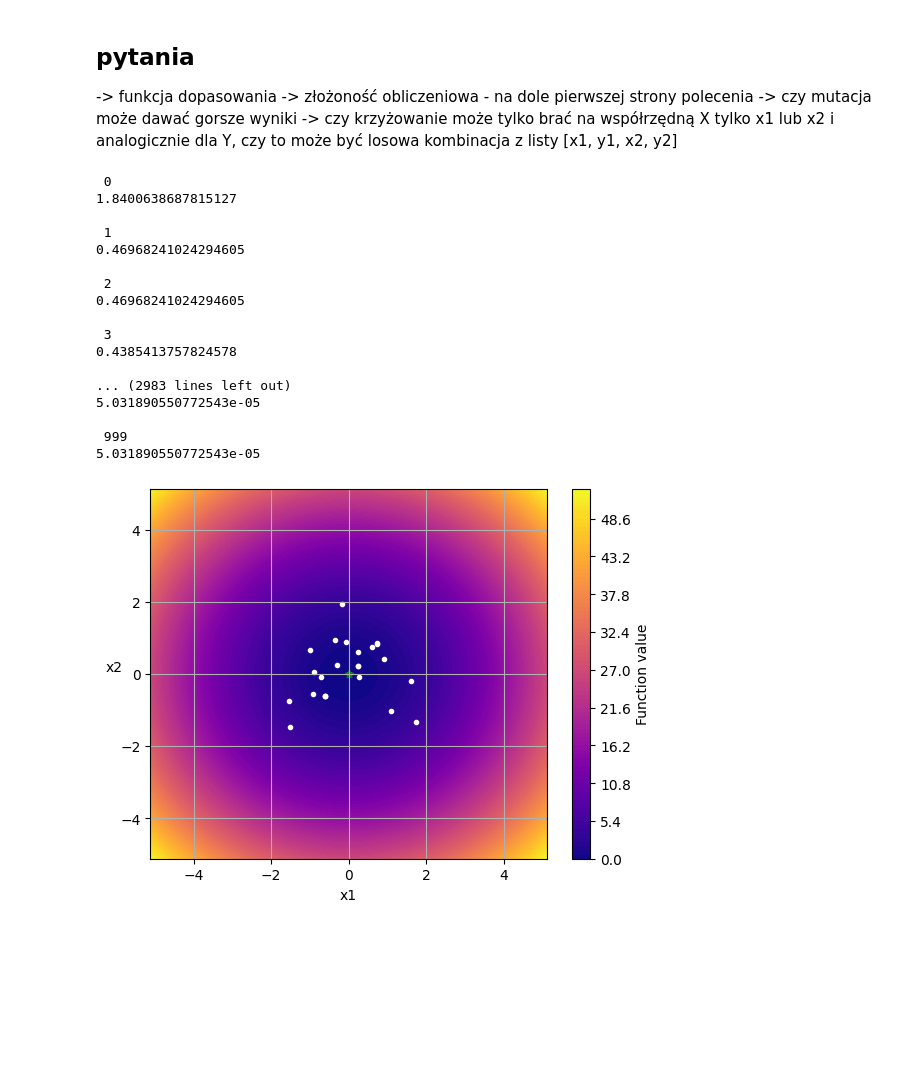
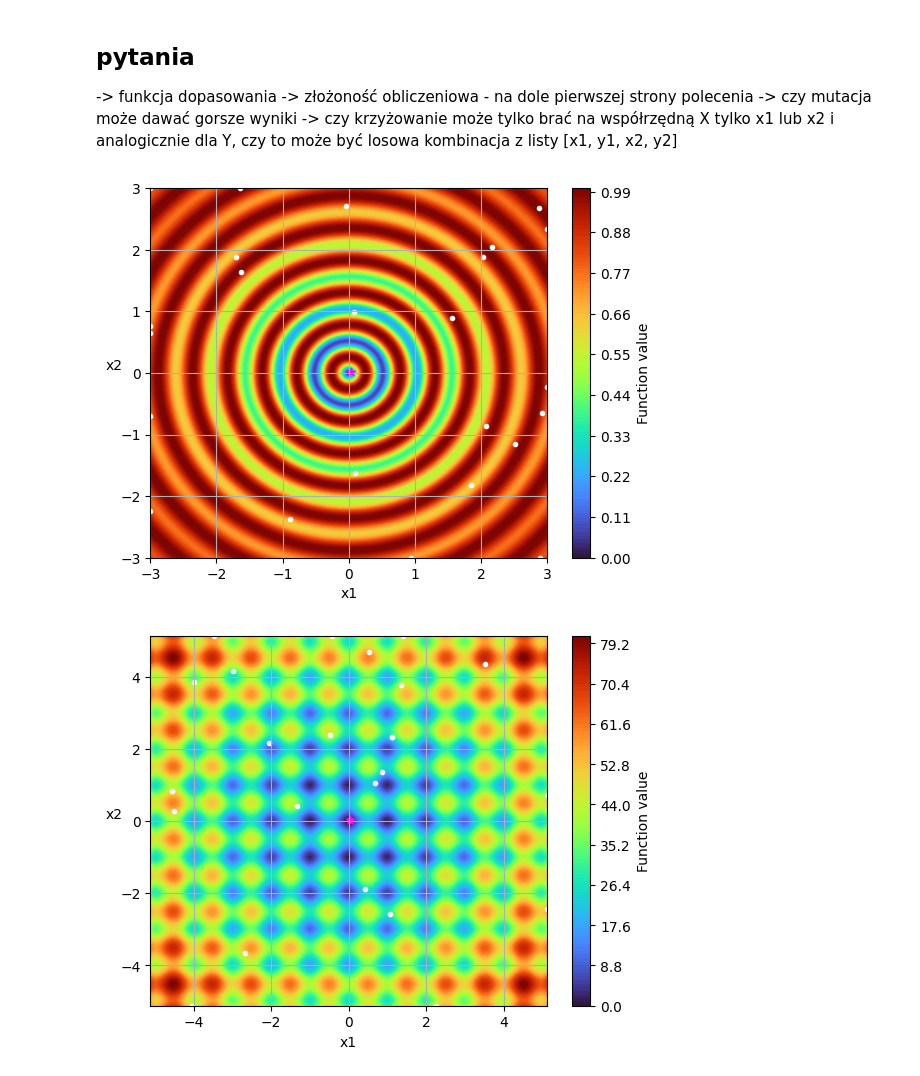
Before and after one commit to mwewior/introduction-to-ai, a Jupyter notebook: lab2/ewolucja.ipynb, the cells around one changed output. Saved outputs shown, nothing was run; the diff lists cells and outputs as text; code cells hidden in the pictures; blank space fills up the shorter version.

```diff
--- a/lab2/ewolucja.ipynb
+++ b/lab2/ewolucja.ipynb
@@ -324,7 +331,7 @@ class Evolution:
         a = np.random.random()
         if a < self.pc():
             particle = Particle(first_parent.id(), [], self.function())
-            second_parent = random.choise(self.population())
+            second_parent = random.choice(self.population())
             possible_position = []
 
             # for parent in [first_parent, second_parent]:
@@ -444,7 +451,7 @@ class Plotter:
         plt.figure()
         plt.ion()
 
-        contour = plt.contourf(X, Y, Z, cmap="plasma", levels=100)
+        contour = plt.contourf(X, Y, Z, cmap=PLOT_COLOR, levels=100)
         cbar = plt.colorbar(contour)
         cbar.set_label("Function value")
 
@@ -473,7 +480,7 @@ class Plotter:
             X.append(particle.position()[0])
             Y.append(particle.position()[1])
         plt.scatter(X, Y, c="w", marker=".")
-        plt.scatter(best_fitnesses[0], best_fitnesses[1], c="g", marker="*")
+        plt.scatter(best_fitnesses[0], best_fitnesses[1], c=BEST_COLOR, marker="*")
         # plot_points = plt.scatter(X, Y, c="w", marker=".")
         # plot_best_point = plt.scatter([], [], c="g", marker="o")
 
@@ -650,51 +657,76 @@ if DO:
 # for p in population:
 #     p.set_value()
 #     p.print()
 # print('\n')
 
 # population.sort(key = lambda x: x.value())
 
 # for p in population:
 #     p.print()
 
 
 
-testfu = Quadratic(DROP_BOUNDS, DIMENSIONS)
+testfu = DropWave(DROP_BOUNDS, DIMENSIONS)
 pop = Evolution(testfu, ITERATIONS, POPULATION, PM, PC, SIGMA)
 plot = Plotter(testfu, PLOT_STEPS)
 best_fitnesses = []
 t = 0
 while t < pop.iterations():
     # plot.draw_online(pop)
-    print('\n', t)
+    # print('\n', t)
     pop.fitness_func()
     pop.reproduction()
     for particle in pop.population():
         pop.crossover(particle)
         pop.mutation(particle)
     pop.succession()
 
     best_fitnesses.append(pop.best_fitness().value())
-    print(pop.best_fitness().value())
+    # print(pop.best_fitness().value())
+    t += 1
+plot.draw_online(pop)
+
+testfu = Rastrigin(RAST_BOUNDS, DIMENSIONS)
+pop = Evolution(testfu, ITERATIONS, POPULATION, PM, PC, SIGMA)
+plot = Plotter(testfu, PLOT_STEPS)
+best_fitnesses = []
+t = 0
+while t < pop.iterations():
+    # plot.draw_online(pop)
+    # print('\n', t)
+    pop.fitness_func()
+    pop.reproduction()
+    for particle in pop.population():
+        pop.crossover(particle)
+        pop.mutation(particle)
+    pop.succession()
+
+    best_fitnesses.append(pop.best_fitness().value())
+    # print(pop.best_fitness().value())
     t += 1
 plot.draw_online(pop)
     # TRZEBA POPRAWIĆ TO ŻE WARTOŚCI NIE SĄ NIEOSNĄCE PO KAŻDEJ ITERACJI
+
+
+testfu = Griewank(GRIE_BOUNDS, DIMENSIONS)
+pop = Evolution(testfu, ITERATIONS, POPULATION, PM, PC, SIGMA)
+plot = Plotter(testfu, PLOT_STEPS)
+best_fitnesses = []
+t = 0
+while t < pop.iterations():
+    # plot.draw_online(pop)
+    # print('\n', t)
+    pop.fitness_func()
+    pop.reproduction()
+    for particle in pop.population():
+        pop.crossover(particle)
+        pop.mutation(particle)
+    pop.succession()
+
+    best_fitnesses.append(pop.best_fitness().value())
+    # print(pop.best_fitness().value())
+    t += 1
+plot.draw_online(pop)
 # %% [output]
- 0
-1.8400638687815127
-
- 1
-0.46968241024294605
-
- 2
-0.46968241024294605
-
- 3
-0.4385413757824578
-
-... (2983 lines left out)
-5.031890550772543e-05
-
- 999
-5.031890550772543e-05
-[figure, old version]
+[figure, new version]
+[figure, added]
```
Also changed, not shown: parts of 2 cells of this notebook.
